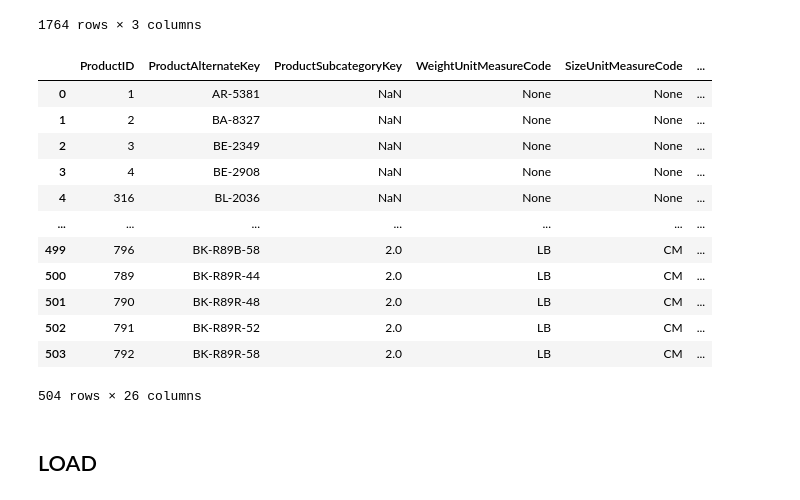
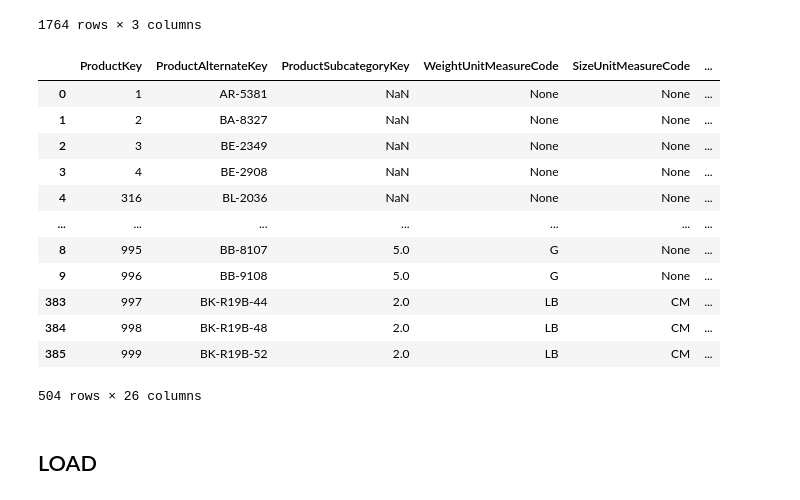
Before and after one commit to paulrojasg/data_science_part_4, a Jupyter notebook: DimProduct.ipynb, the cells around one changed output. Drawn from its saved outputs; the diff is of its cells as text; code cells hidden in the pictures.

Commit message:
Fixes for DimProduct

```diff
--- a/DimProduct.ipynb
+++ b/DimProduct.ipynb
@@ -199,20 +199,22 @@ dim_product= dim_product.assign(
     ThaiDescriptions=thai_descriptions
 )
 # %%
+dim_product.sort_values(by='ProductID', inplace=True)
+dim_product = dim_product.rename(columns={"ProductID":"ProductKey"})
 dim_product
 # %% [output]
-|  | ProductID | ProductAlternateKey | ProductSubcategoryKey | WeightUnitMeasureCode | SizeUnitMeasureCode | ... |
+|  | ProductKey | ProductAlternateKey | ProductSubcategoryKey | WeightUnitMeasureCode | SizeUnitMeasureCode | ... |
 | 0 | 1 | AR-5381 | NaN | None | None | ... |
 | 1 | 2 | BA-8327 | NaN | None | None | ... |
 | 2 | 3 | BE-2349 | NaN | None | None | ... |
 | 3 | 4 | BE-2908 | NaN | None | None | ... |
 | 4 | 316 | BL-2036 | NaN | None | None | ... |
 | ... | ... | ... | ... | ... | ... | ... |
-| 499 | 796 | BK-R89B-58 | 2.0 | LB | CM | ... |
-| 500 | 789 | BK-R89R-44 | 2.0 | LB | CM | ... |
-| 501 | 790 | BK-R89R-48 | 2.0 | LB | CM | ... |
-| 502 | 791 | BK-R89R-52 | 2.0 | LB | CM | ... |
-| 503 | 792 | BK-R89R-58 | 2.0 | LB | CM | ... |
+| 8 | 995 | BB-8107 | 5.0 | G | None | ... |
+| 9 | 996 | BB-9108 | 5.0 | G | None | ... |
+| 383 | 997 | BK-R19B-44 | 2.0 | LB | CM | ... |
+| 384 | 998 | BK-R19B-48 | 2.0 | LB | CM | ... |
+| 385 | 999 | BK-R19B-52 | 2.0 | LB | CM | ... |
 504 rows × 26 columns
 # %% [markdown]
 ## LOAD
```
Also changed, not shown: parts of 2 cells of this notebook, 1 other file.
